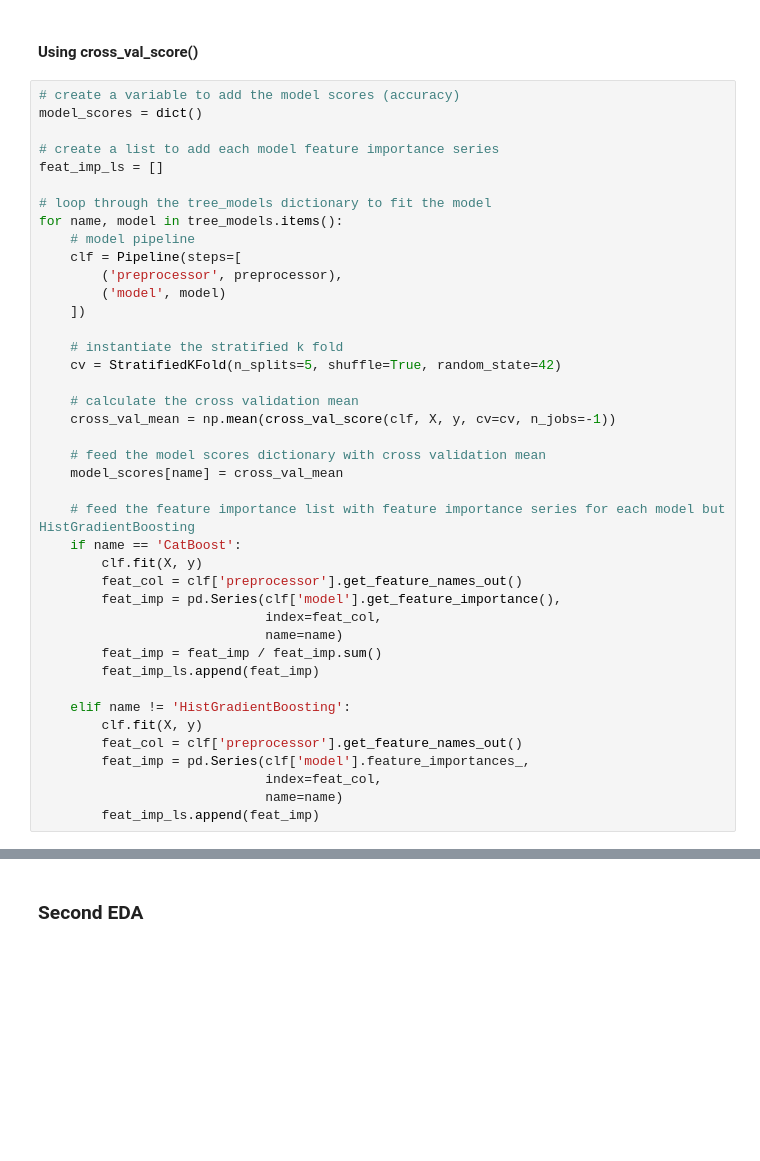
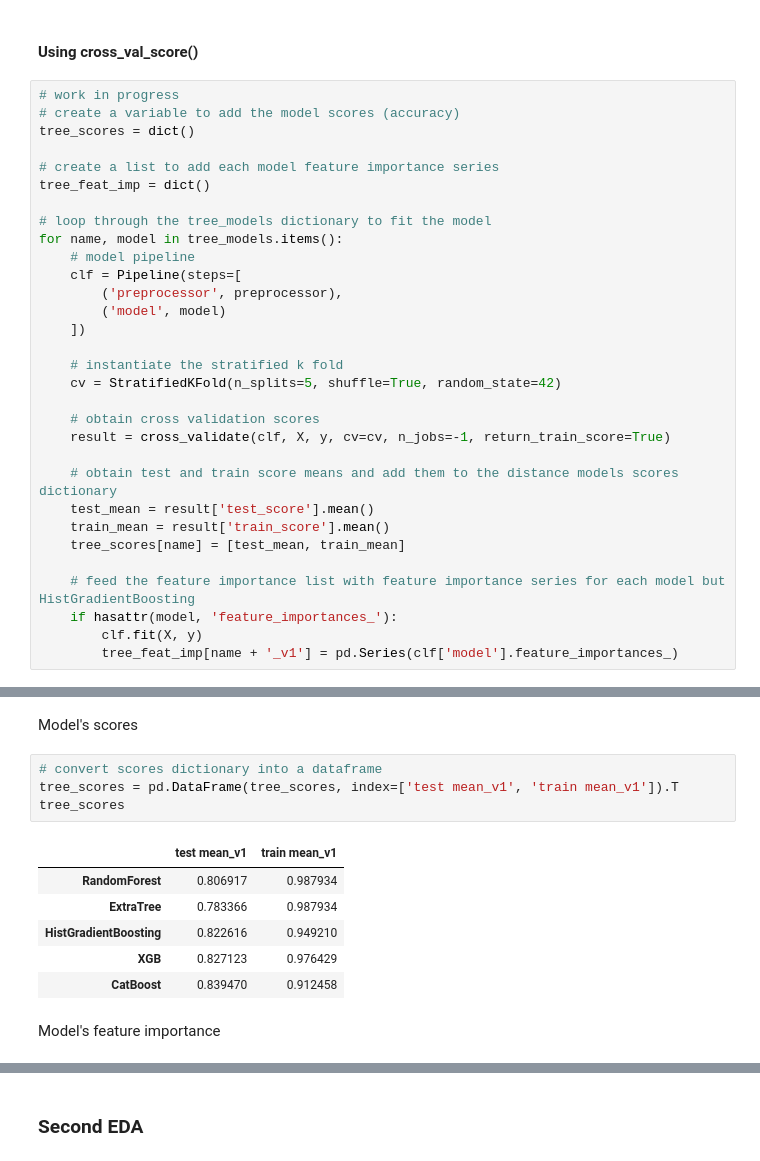
Before and after one commit to lopez-davcio/learning-journal, a Jupyter notebook: titanic-classification/titanic-analysis.ipynb, the cells around one changed output, grey strips where cells are left out. Drawn from its saved outputs; the diff is of its cells as text; blank space fills up the shorter version.

Commit message:
refactor logic for baseline tree-based cross val

```diff
--- a/titanic-classification/titanic-analysis.ipynb
+++ b/titanic-classification/titanic-analysis.ipynb
@@ -251,11 +251,12 @@ tree_models = {
 # %% [markdown]
 #### Using cross_val_score()
 # %%
+# work in progress
 # create a variable to add the model scores (accuracy)
-model_scores = dict()
+tree_scores = dict()
 
 # create a list to add each model feature importance series
-feat_imp_ls = []
+tree_feat_imp = dict()
 
 # loop through the tree_models dictionary to fit the model
 for name, model in tree_models.items():
@@ -268,26 +269,15 @@ for name, model in tree_models.items():
     # instantiate the stratified k fold
     cv = StratifiedKFold(n_splits=5, shuffle=True, random_state=42)
 
-    # calculate the cross validation mean
-    cross_val_mean = np.mean(cross_val_score(clf, X, y, cv=cv, n_jobs=-1))
+    # obtain cross validation scores
+    result = cross_validate(clf, X, y, cv=cv, n_jobs=-1, return_train_score=True)
 
-    # feed the model scores dictionary with cross validation mean
-    model_scores[name] = cross_val_mean
+    # obtain test and train score means and add them to the distance models scores dictionary
+    test_mean = result['test_score'].mean()
+    train_mean = result['train_score'].mean()
+    tree_scores[name] = [test_mean, train_mean]
 
     # feed the feature importance list with feature importance series for each model but HistGradientBoosting
-    if name == 'CatBoost':
+    if hasattr(model, 'feature_importances_'):
         clf.fit(X, y)
-        feat_col = clf['preprocessor'].get_feature_names_out()
-        feat_imp = pd.Series(clf['model'].get_feature_importance(),
-                             index=feat_col,
-                             name=name)
-        feat_imp = feat_imp / feat_imp.sum()
-        feat_imp_ls.append(feat_imp)
-
-    elif name != 'HistGradientBoosting':
-        clf.fit(X, y)
-        feat_col = clf['preprocessor'].get_feature_names_out()
-        feat_imp = pd.Series(clf['model'].feature_importances_,
-                             index=feat_col,
-                             name=name)
-        feat_imp_ls.append(feat_imp)
+        tree_feat_imp[name + '_v1'] = pd.Series(clf['model'].feature_importances_)
@@ -336,0 +284,15 @@ feat_imp_df
+# %% [markdown]
+Model's scores
+# %%
+# convert scores dictionary into a dataframe
+tree_scores = pd.DataFrame(tree_scores, index=['test mean_v1', 'train mean_v1']).T
+tree_scores
+# %% [output]
+|  | test mean_v1 | train mean_v1 |
+| RandomForest | 0.806917 | 0.987934 |
+| ExtraTree | 0.783366 | 0.987934 |
+| HistGradientBoosting | 0.822616 | 0.949210 |
+| XGB | 0.827123 | 0.976429 |
+| CatBoost | 0.839470 | 0.912458 |
+# %% [markdown]
+Model's feature importance
```
Also changed, not shown: parts of 3 cells of this notebook.
